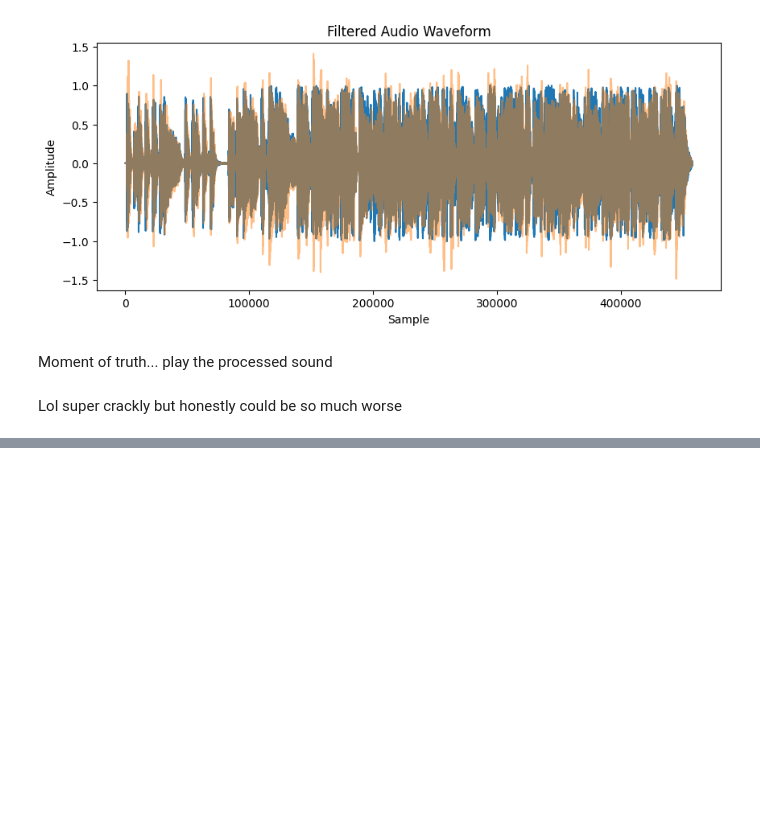
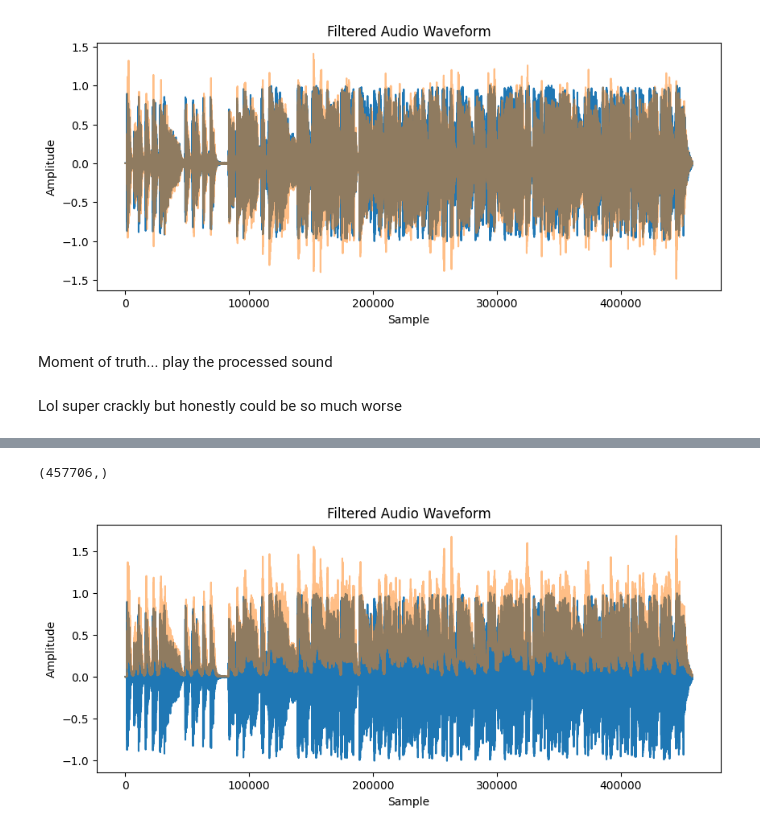
Before and after one commit to carterdemars/syde252-cochlear-implant, a Jupyter notebook: experiments.ipynb, the cells around one changed output, grey strips where cells are left out. Drawn from its saved outputs; the diff is of its cells as text; code cells hidden in the pictures; blank space fills up the shorter version.

Commit message:
envelope

```diff
--- a/experiments.ipynb
+++ b/experiments.ipynb
@@ -65,9 +65,11 @@ for i in range(10):
     filter_bank.append(processor.create_bandpass(F, F*1.398434,8))
     F *= 1.398434
 # %%
+output = []
 
 for i, fil in enumerate(filter_bank):
     res = signal.sosfilt(fil, processor.audio_data)
+    output.append(np.array([np.abs(x) for x in res]))
 
     if i == 0:
         total = np.array(res)
@@ -98,3 +100,5 @@ Moment of truth... play the processed sound
 sd.play(total, processor.sample_rate)
 # %% [markdown]
 Lol super crackly but honestly could be so much worse
+# %%
+new_out = [(processor.envelope_extraction(put, 400*2*np.pi, processor.sample_rate)) for put in output]
@@ -100,0 +128,20 @@ Lol super crackly but honestly could be so much worse
+# %%
+for i, fil in enumerate(new_out):
+
+    if i == 0:
+        total = np.array(fil)
+        print(total.shape)
+    else:
+        total += fil
+# %% [output]
+(457706,)
+# %%
+plt.figure(figsize=(10,4))
+plt.plot(processor.audio_data)
+plt.plot(total, alpha=0.5)
+plt.title('Filtered Audio Waveform')
+plt.xlabel('Sample')
+plt.ylabel('Amplitude')
+plt.show()
+# %% [output]
+[figure, added]
```
Also changed, not shown: parts of 2 cells of this notebook, 1 other file.
